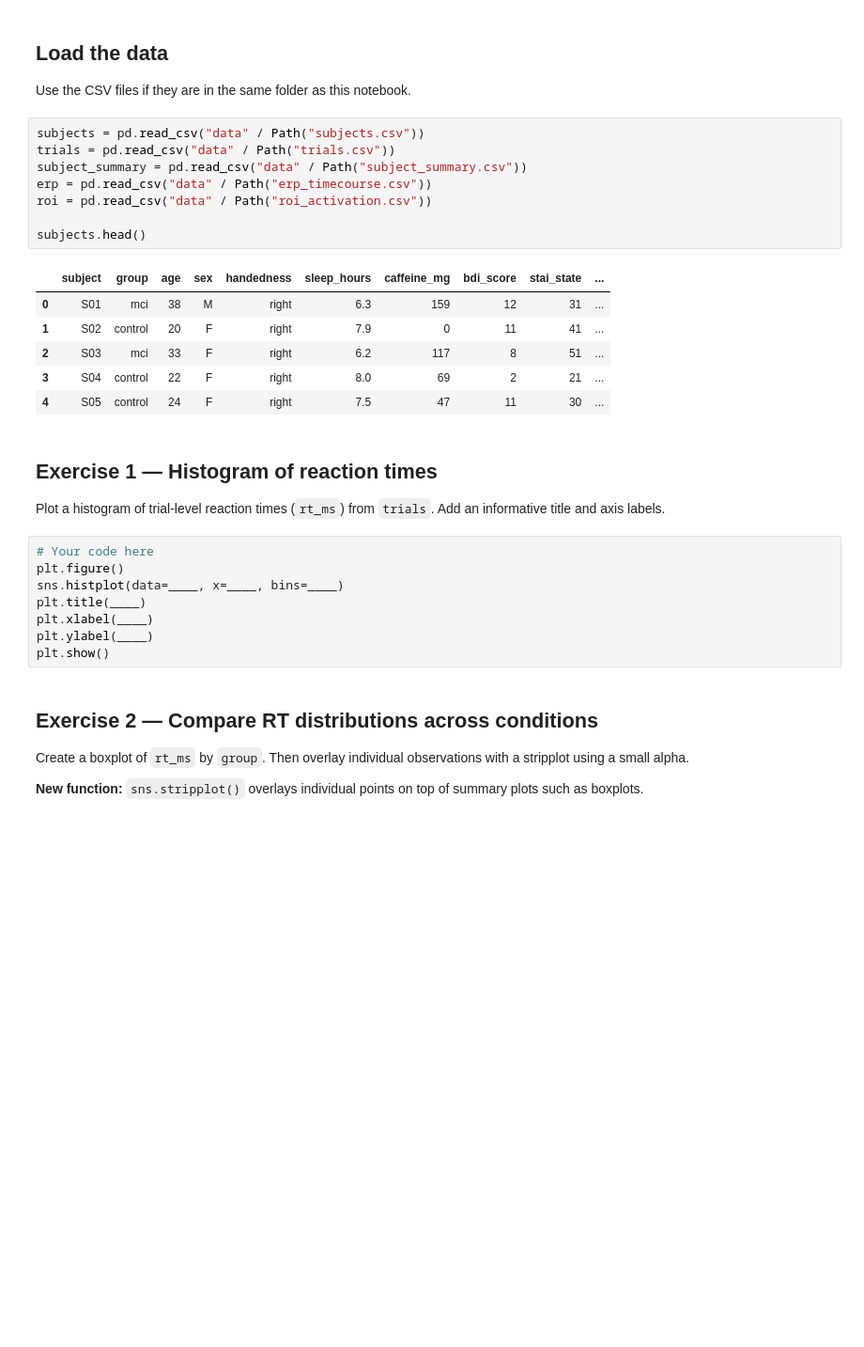
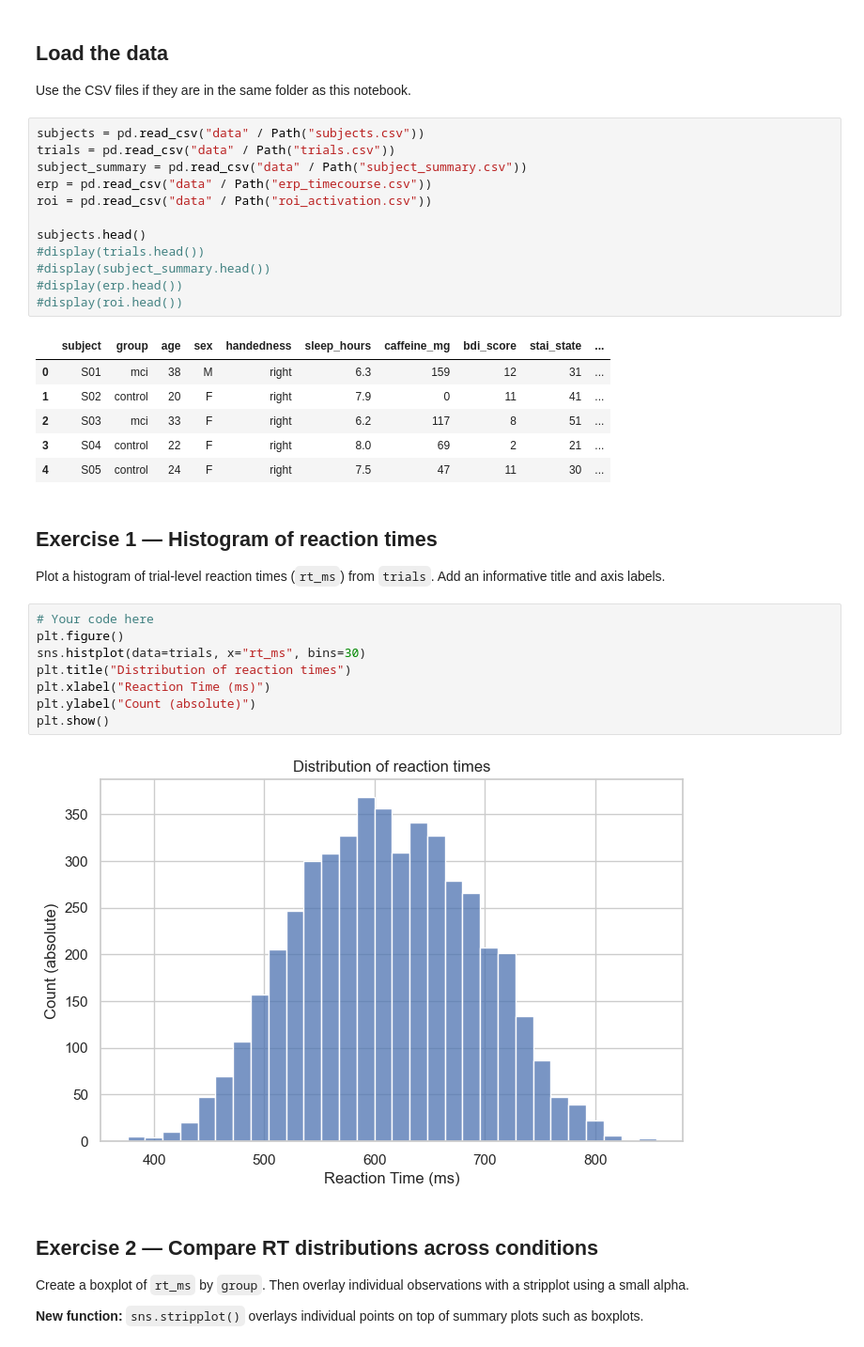
Before and after one commit to serenaraus/chick, a Jupyter notebook: Assignments/Practical_2.5_Plotting_Raus.ipynb, the cells around one changed output. Shown at 94% size. Cells and saved outputs as stored; diff of their text form; blank space fills up the shorter version.

```diff
--- a/Assignments/Practical_2.5_Plotting_Raus.ipynb
+++ b/Assignments/Practical_2.5_Plotting_Raus.ipynb
@@ -27,6 +27,10 @@ erp = pd.read_csv("data" / Path("erp_timecourse.csv"))
 roi = pd.read_csv("data" / Path("roi_activation.csv"))
 
 subjects.head()
+#display(trials.head())
+#display(subject_summary.head())
+#display(erp.head())
+#display(roi.head())
 # %% [output]
 |  | subject | group | age | sex | handedness | sleep_hours | caffeine_mg | bdi_score | stai_state | ... |
 | 0 | S01 | mci | 38 | M | right | 6.3 | 159 | 12 | 31 | ... |
@@ -41,11 +45,13 @@ Plot a histogram of trial-level reaction times (`rt_ms`) from `trials`. Add an i
 # %%
 # Your code here
 plt.figure()
-sns.histplot(data=____, x=____, bins=____)
-plt.title(____)
-plt.xlabel(____)
-plt.ylabel(____)
+sns.histplot(data=trials, x="rt_ms", bins=30)
+plt.title("Distribution of reaction times")
+plt.xlabel("Reaction Time (ms)")
+plt.ylabel("Count (absolute)")
 plt.show()
+# %% [output]
+[figure, added]
 # %% [markdown]
 ## Exercise 2 — Compare RT distributions across conditions
 
```
Also changed, not shown: parts of 13 cells of this notebook, 13 other files.
